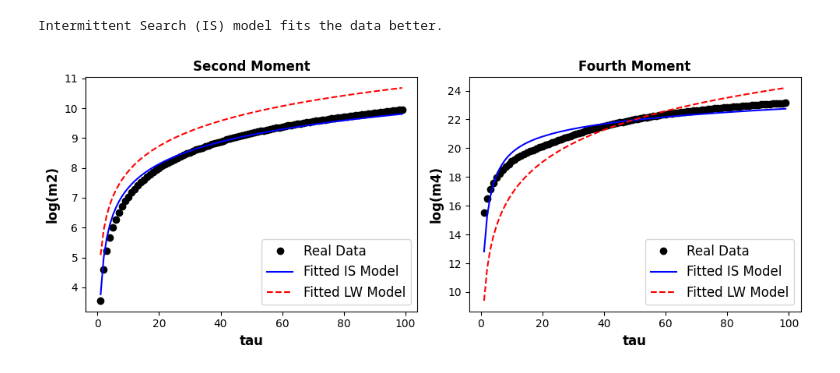
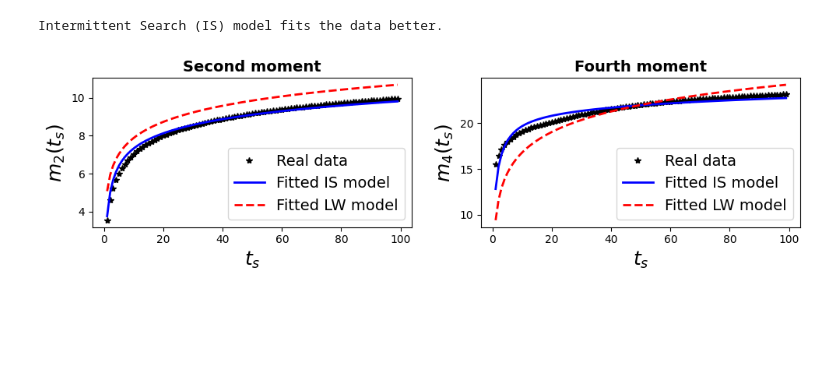
Before and after one commit to shailendrabhandari/IntLevPy, a Jupyter notebook: intermittent_levy/examples/example.ipynb, the cells around one changed output. Cells and saved outputs as stored; diff of their text form; code cells hidden in the pictures; blank space fills up the shorter version.

```diff
--- a/intermittent_levy/examples/example.ipynb
+++ b/intermittent_levy/examples/example.ipynb
@@ -27,7 +27,7 @@ def load_eye_tracking_data(folder_path, file_extension='Waldo_Ruj1.txt', remove_
     return {"T": T, "X": X, "Y": Y, "saccade": saccade}
 
 # Example usage:
-folder_path = '/home/shailendra/Documents/PhD_Oslomet/QuantumGanWaldo/WALDO/WalDo'
+folder_path = '../WALDO/WalDo'
 real_data = load_eye_tracking_data(folder_path)
 # %% [markdown]
 # Step 2: Calculate Empirical Moments
@@ -164,43 +164,44 @@ Intermittent Search (IS) model fits the data better.
 # %%
 import matplotlib.pyplot as plt
 
 # Ensure lengths match
 min_length = min(len(avg_real_m2), len(fitted_mom2_IS), len(fitted_mom2_LW))
 tau_list_plot = tau_list[:min_length]
 avg_real_m2_plot = avg_real_m2[:min_length]
 avg_real_m4_plot = avg_real_m4[:min_length]
 fitted_mom2_IS = fitted_mom2_IS[:min_length]
 fitted_mom4_IS = fitted_mom4_IS[:min_length]
 fitted_mom2_LW = fitted_mom2_LW[:min_length]
 fitted_mom4_LW = fitted_mom4_LW[:min_length]
 
 # Plotting
-plt.figure(figsize=(10, 4))
+plt.figure(figsize=(10, 3))
 
 # Plotting M2
 plt.subplot(1, 2, 1)
-plt.plot(tau_list_plot, avg_real_m2_plot, 'o', color='black', label='Real Data')
-plt.plot(tau_list_plot, fitted_mom2_IS, '-', color='blue', label='Fitted IS Model')
-plt.plot(tau_list_plot, fitted_mom2_LW, '--', color='red', label='Fitted LW Model')
-plt.xlabel('tau',fontsize=12,fontweight='bold')
-plt.ylabel('log(m2)',fontsize=12,fontweight='bold')
-plt.title('Second moment',fontsize=12,fontweight='bold')
-plt.legend(fontsize=12,loc='lower right')
+plt.plot(tau_list_plot, avg_real_m2_plot, '*', color='black', label='Real data')
+plt.plot(tau_list_plot, fitted_mom2_IS, '-', color='blue', linewidth=2, label='Fitted IS model')
+plt.plot(tau_list_plot, fitted_mom2_LW, '--', color='red',linewidth=2, label='Fitted LW model')
+plt.xlabel('$t_s$',fontsize=18,fontweight='bold')
+plt.ylabel('$m_2(t_s)$',fontsize=18,fontweight='bold')
+plt.title('Second moment',fontsize=14,fontweight='bold')
+plt.legend(fontsize=14,loc='lower right')
 
 # Plotting M4
 plt.subplot(1, 2, 2)
-plt.plot(tau_list_plot, avg_real_m4_plot, 'o', color='black', label='Real Data')
-plt.plot(tau_list_plot, fitted_mom4_IS, '-', color='blue', label='Fitted IS Model')
-plt.plot(tau_list_plot, fitted_mom4_LW, '--', color='red', label='Fitted LW Model')
-plt.xlabel('tau',fontsize=12,fontweight='bold')
-plt.ylabel('log(m4)',fontsize=12,fontweight='bold')
-plt.title('Fourth moment',fontsize=12,fontweight='bold')
-plt.legend(fontsize=12,loc='lower right')
+plt.plot(tau_list_plot, avg_real_m4_plot, '*', color='black', label='Real data')
+plt.plot(tau_list_plot, fitted_mom4_IS, '-', color='blue',linewidth=2, label='Fitted IS model')
+plt.plot(tau_list_plot, fitted_mom4_LW, '--', color='red',linewidth=2, label='Fitted LW model')
+plt.xlabel('$t_s$',fontsize=18,fontweight='bold')
+plt.ylabel('$m_4(t_s)$',fontsize=18,fontweight='bold')
+plt.title('Fourth moment',fontsize=14,fontweight='bold')
+plt.legend(fontsize=14,loc='lower right')
 
 plt.tight_layout()
+plt.savefig('fitting.pdf', dpi=600, format='pdf', bbox_inches='tight')
 plt.show()
 # %% [output]
-[figure, old version]
+[figure, new version]
 # %%
 import numpy as np
 import matplotlib.pyplot as plt
```
Also changed, not shown: parts of 1 cell of this notebook, 4 other files.
